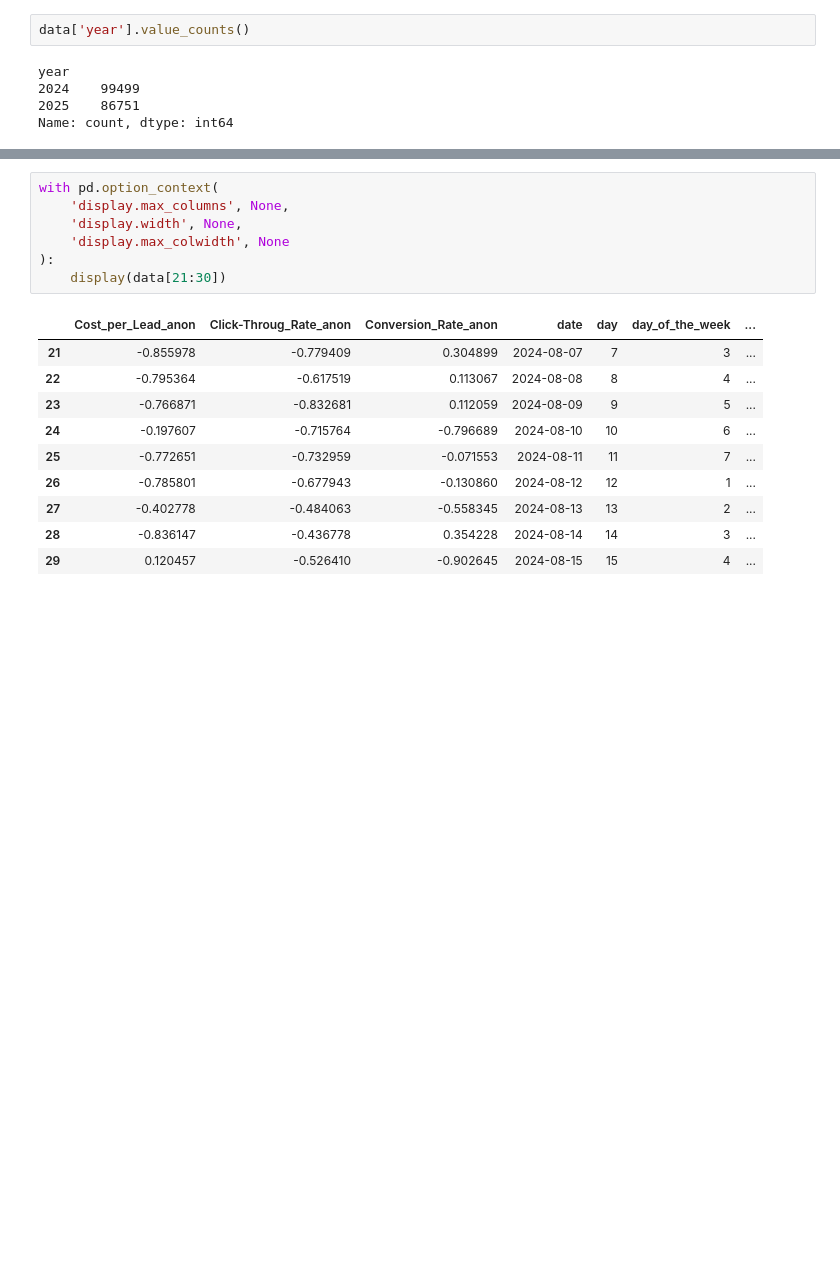
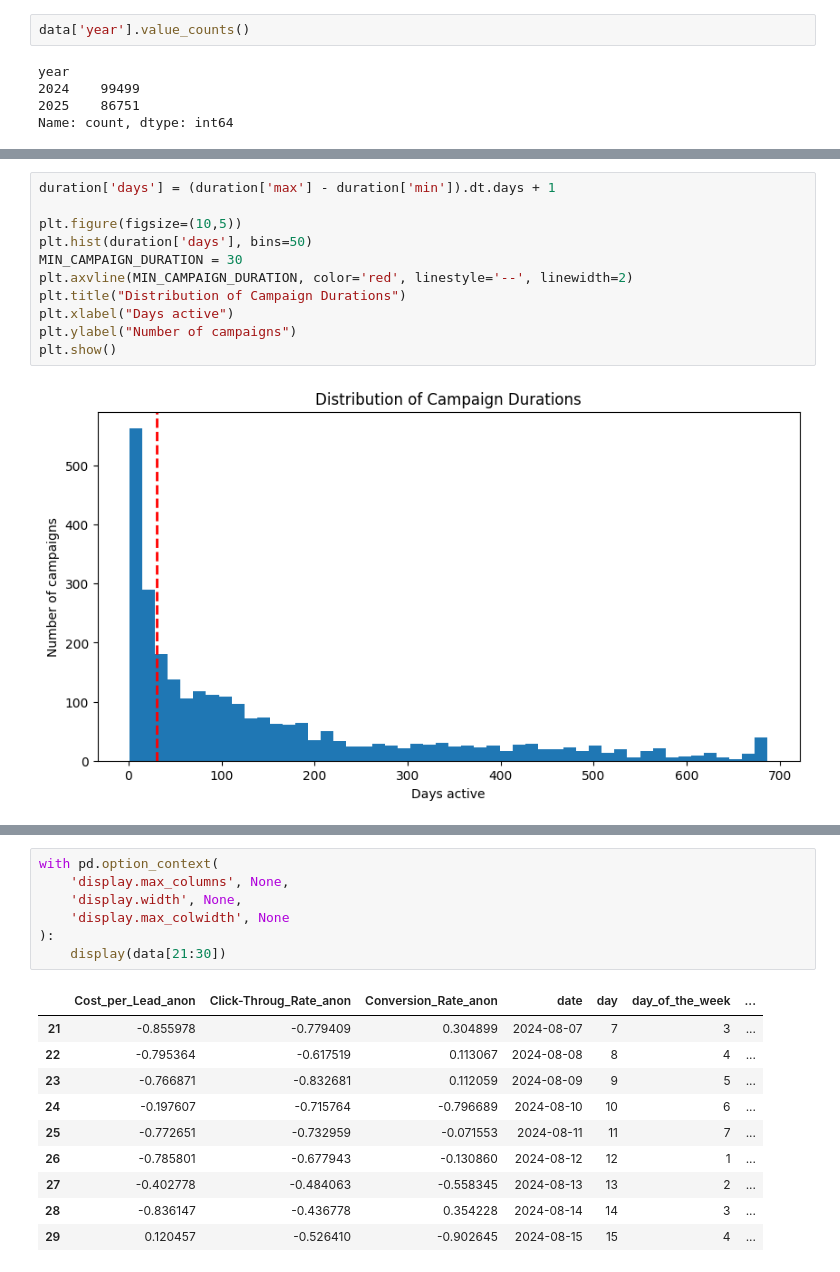
Before and after one commit to JoeyKraemer/CPL_prediction, a Jupyter notebook: preprocessing.ipynb, the cells around one changed output, grey strips where cells are left out. Saved outputs shown, nothing was run; the diff lists cells and outputs as text; blank space fills up the shorter version.

```diff
--- a/preprocessing.ipynb
+++ b/preprocessing.ipynb
@@ -407,0 +499,13 @@ y_test  = test_df['Cost_per_Lead_anon_scaled']
+# %%
+duration['days'] = (duration['max'] - duration['min']).dt.days + 1
+
+plt.figure(figsize=(10,5))
+plt.hist(duration['days'], bins=50)
+MIN_CAMPAIGN_DURATION = 30
+plt.axvline(MIN_CAMPAIGN_DURATION, color='red', linestyle='--', linewidth=2)
+plt.title("Distribution of Campaign Durations")
+plt.xlabel("Days active")
+plt.ylabel("Number of campaigns")
+plt.show()
+# %% [output]
+[figure, added]
```
Also changed, not shown: parts of 68 cells of this notebook, 9 other files.
